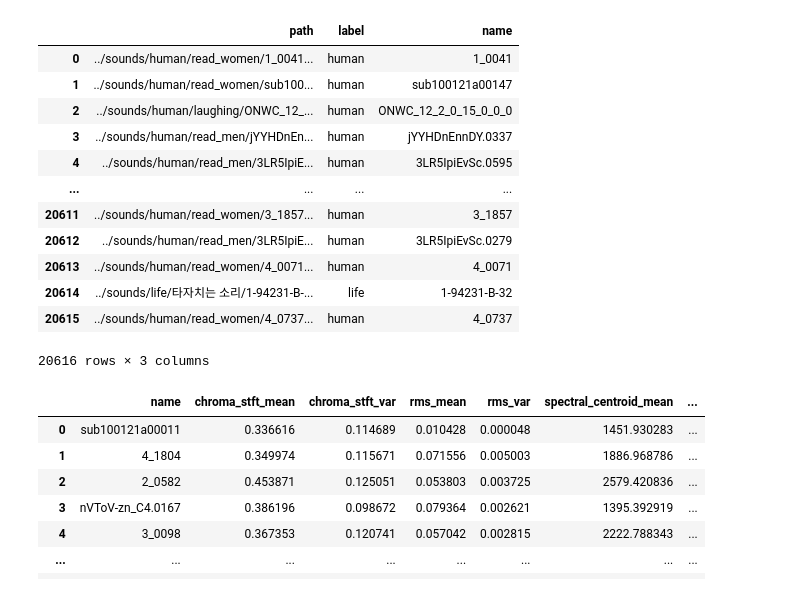
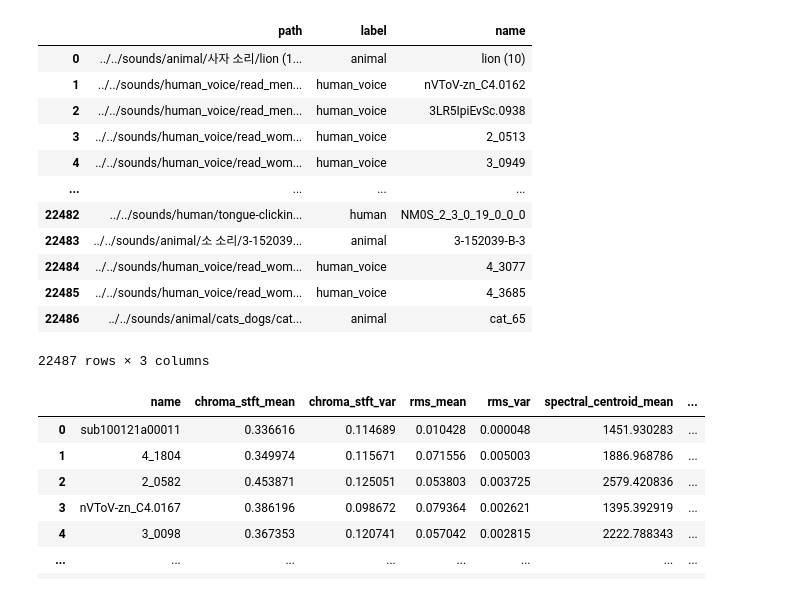
Before and after one commit to HyunjinKIM-Chloe/sai, a Jupyter notebook: codes/make_freq_dataset.ipynb, the cells around one changed output. Cells and saved outputs as stored; diff of their text form; code cells hidden in the pictures.

```diff
--- a/codes/make_freq_dataset.ipynb
+++ b/codes/make_freq_dataset.ipynb
@@ -86,27 +86,27 @@ final_df
 # %%
-o_path = list(set(glob.glob(f'{s_path}*/*/*')) - set(final_df['path']))
+o_path = list(set(glob.glob(f'{s_path}*/*/*'))) #- set(final_df['path']))
 path_ls = [file for file in o_path if file.endswith(".mp3") or file.endswith(".wav")]
 name_ls = [name.split('/')[-1][:-4] for name in path_ls]
 label_ls = [name.split('/')[-3] for name in path_ls]
 info_df = pd.DataFrame()
 info_df['path'] = path_ls
 info_df['label'] = label_ls
 info_df['name'] = name_ls
 info_df
 # %% [output]
 |  | path | label | name |
-| 0 | ../sounds/human/read_women/1_0041... | human | 1_0041 |
-| 1 | ../sounds/human/read_women/sub100... | human | sub100121a00147 |
-| 2 | ../sounds/human/laughing/ONWC_12_... | human | ONWC_12_2_0_15_0_0_0 |
-| 3 | ../sounds/human/read_men/jYYHDnEn... | human | jYYHDnEnnDY.0337 |
-| 4 | ../sounds/human/read_men/3LR5IpiE... | human | 3LR5IpiEvSc.0595 |
+| 0 | ../../sounds/animal/사자 소리/lion (1... | animal | lion (10) |
+| 1 | ../../sounds/human_voice/read_men... | human_voice | nVToV-zn_C4.0162 |
+| 2 | ../../sounds/human_voice/read_men... | human_voice | 3LR5IpiEvSc.0938 |
+| 3 | ../../sounds/human_voice/read_wom... | human_voice | 2_0513 |
+| 4 | ../../sounds/human_voice/read_wom... | human_voice | 3_0949 |
 | ... | ... | ... | ... |
-| 20611 | ../sounds/human/read_women/3_1857... | human | 3_1857 |
-| 20612 | ../sounds/human/read_men/3LR5IpiE... | human | 3LR5IpiEvSc.0279 |
-| 20613 | ../sounds/human/read_women/4_0071... | human | 4_0071 |
-| 20614 | ../sounds/life/타자치는 소리/1-94231-B-... | life | 1-94231-B-32 |
-| 20615 | ../sounds/human/read_women/4_0737... | human | 4_0737 |
+| 22482 | ../../sounds/human/tongue-clickin... | human | NM0S_2_3_0_19_0_0_0 |
+| 22483 | ../../sounds/animal/소 소리/3-152039... | animal | 3-152039-B-3 |
+| 22484 | ../../sounds/human_voice/read_wom... | human_voice | 4_3077 |
+| 22485 | ../../sounds/human_voice/read_wom... | human_voice | 4_3685 |
+| 22486 | ../../sounds/animal/cats_dogs/cat... | animal | cat_65 |
-20616 rows × 3 columns
+22487 rows × 3 columns
 # %%
 result_df = freq.make_frequency_df(tracks_df=info_df[:1000])
 result_df.to_csv("../files/freq_dataset_1030_1.csv", encoding='utf-8-sig')
```
Also changed, not shown: parts of 7 cells of this notebook, 16 other files.
